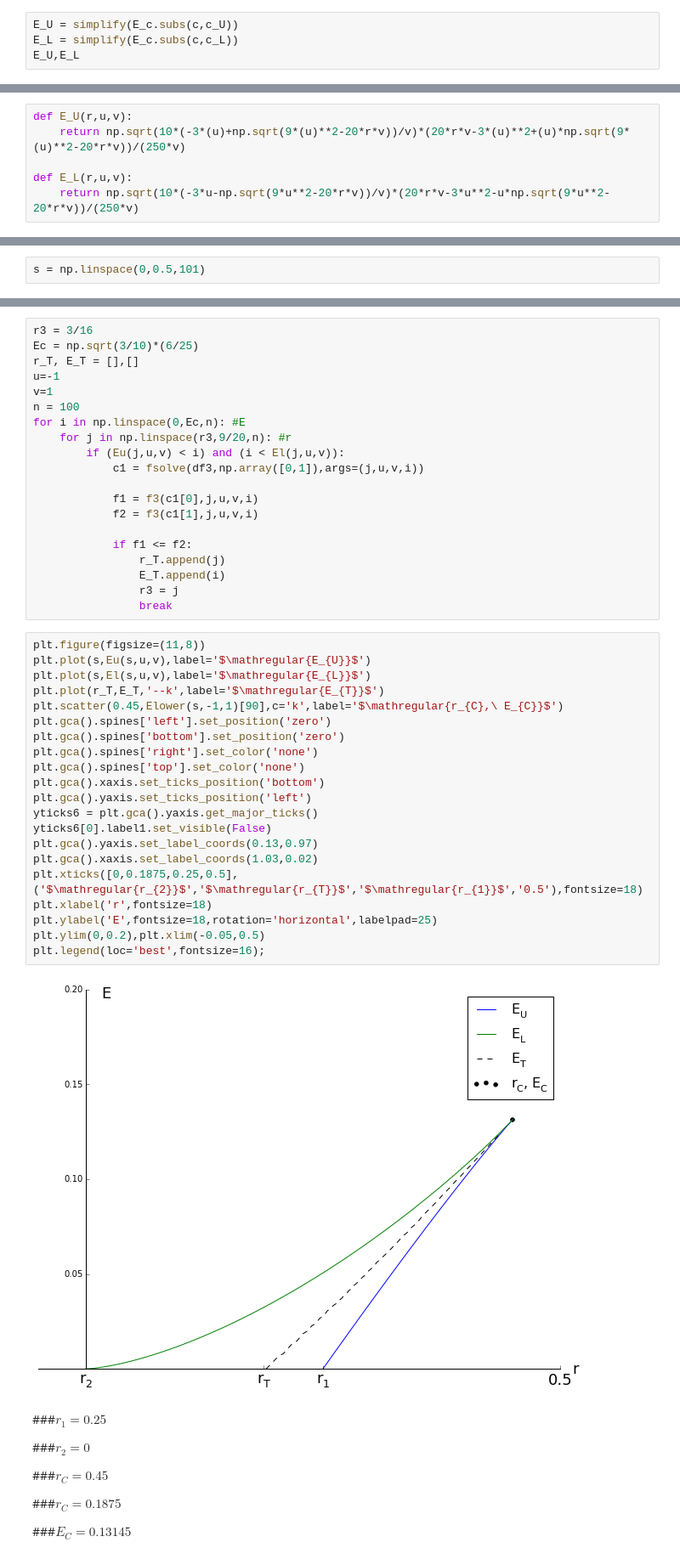
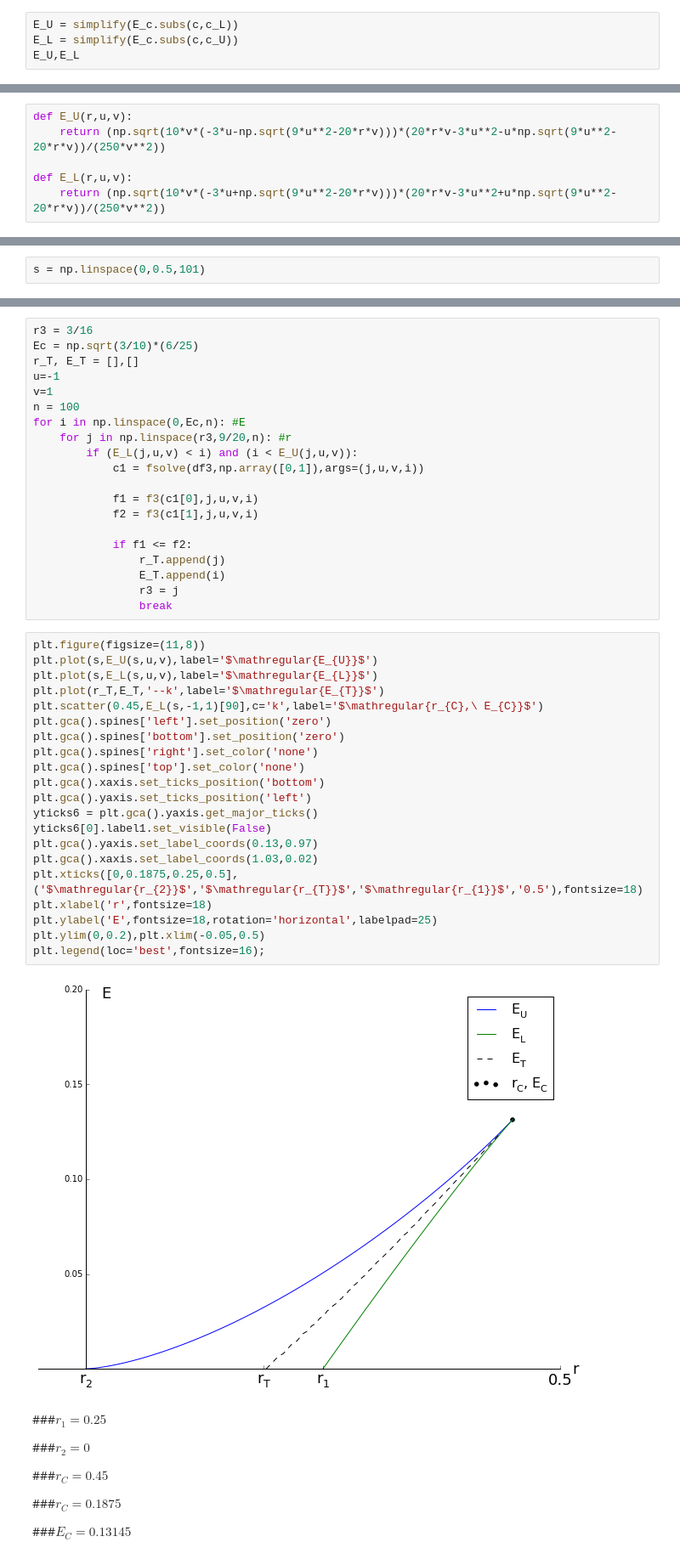
Before and after one commit to brettavedisian/Liquid-Crystals, a Jupyter notebook: SmAtoSmCfield.ipynb, the cells around one changed output, grey strips where cells are left out. Shown: that part at 85% size. Drawn from its saved outputs; the diff is of its cells as text.

```diff
--- a/SmAtoSmCfield.ipynb
+++ b/SmAtoSmCfield.ipynb
@@ -174,8 +192,8 @@ E_c.subs(c,c_L)
 # %% [output]
 [figure]
 # %%
-E_U = simplify(E_c.subs(c,c_U))
-E_L = simplify(E_c.subs(c,c_L))
+E_U = simplify(E_c.subs(c,c_L))
+E_L = simplify(E_c.subs(c,c_U))
 E_U,E_L
 # %% [output]
 [figure]
@@ -183,7 +201,7 @@ E_U,E_L
 r = np.linspace(0,0.5)
 # %%
 def E_U(r,u,v):
-    return np.sqrt(10*(-3*(u)+np.sqrt(9*(u)**2-20*r*v))/v)*(20*r*v-3*(u)**2+(u)*np.sqrt(9*(u)**2-20*r*v))/(250*v)
+    return (np.sqrt(10*v*(-3*u-np.sqrt(9*u**2-20*r*v)))*(20*r*v-3*u**2-u*np.sqrt(9*u**2-20*r*v))/(250*v**2))
 
 def E_L(r,u,v):
-    return np.sqrt(10*(-3*u-np.sqrt(9*u**2-20*r*v))/v)*(20*r*v-3*u**2-u*np.sqrt(9*u**2-20*r*v))/(250*v)
+    return (np.sqrt(10*v*(-3*u+np.sqrt(9*u**2-20*r*v)))*(20*r*v-3*u**2+u*np.sqrt(9*u**2-20*r*v))/(250*v**2))
@@ -265,7 +267,7 @@ v=1
 n = 100
 for i in np.linspace(0,Ec,n): #E
     for j in np.linspace(r3,9/20,n): #r
-        if (Eu(j,u,v) < i) and (i < El(j,u,v)):
+        if (E_L(j,u,v) < i) and (i < E_U(j,u,v)):
             c1 = fsolve(df3,np.array([0,1]),args=(j,u,v,i))
 
             f1 = f3(c1[0],j,u,v,i)
@@ -278,27 +280,27 @@ for i in np.linspace(0,Ec,n): #E
                 break
 # %%
 plt.figure(figsize=(11,8))
-plt.plot(s,Eu(s,u,v),label='$\mathregular{E_{U}}$')
-plt.plot(s,El(s,u,v),label='$\mathregular{E_{L}}$')
+plt.plot(s,E_U(s,u,v),label='$\mathregular{E_{U}}$')
+plt.plot(s,E_L(s,u,v),label='$\mathregular{E_{L}}$')
 plt.plot(r_T,E_T,'--k',label='$\mathregular{E_{T}}$')
-plt.scatter(0.45,Elower(s,-1,1)[90],c='k',label='$\mathregular{r_{C},\ E_{C}}$')
+plt.scatter(0.45,E_L(s,-1,1)[90],c='k',label='$\mathregular{r_{C},\ E_{C}}$')
 plt.gca().spines['left'].set_position('zero')
 plt.gca().spines['bottom'].set_position('zero')
 plt.gca().spines['right'].set_color('none')
 plt.gca().spines['top'].set_color('none')
 plt.gca().xaxis.set_ticks_position('bottom')
 plt.gca().yaxis.set_ticks_position('left')
 yticks6 = plt.gca().yaxis.get_major_ticks()
 yticks6[0].label1.set_visible(False)
 plt.gca().yaxis.set_label_coords(0.13,0.97)
 plt.gca().xaxis.set_label_coords(1.03,0.02)
 plt.xticks([0,0.1875,0.25,0.5],('$\mathregular{r_{2}}$','$\mathregular{r_{T}}$','$\mathregular{r_{1}}$','0.5'),fontsize=18)
 plt.xlabel('r',fontsize=18)
 plt.ylabel('E',fontsize=18,rotation='horizontal',labelpad=25)
 plt.ylim(0,0.2),plt.xlim(-0.05,0.5)
 plt.legend(loc='best',fontsize=16);
 # %% [output]
-[figure, old version]
+[figure, new version]
 # %% [markdown]
 ###$r_{1} = 0.25$
 
```
Also changed, not shown: parts of 8 cells of this notebook.
